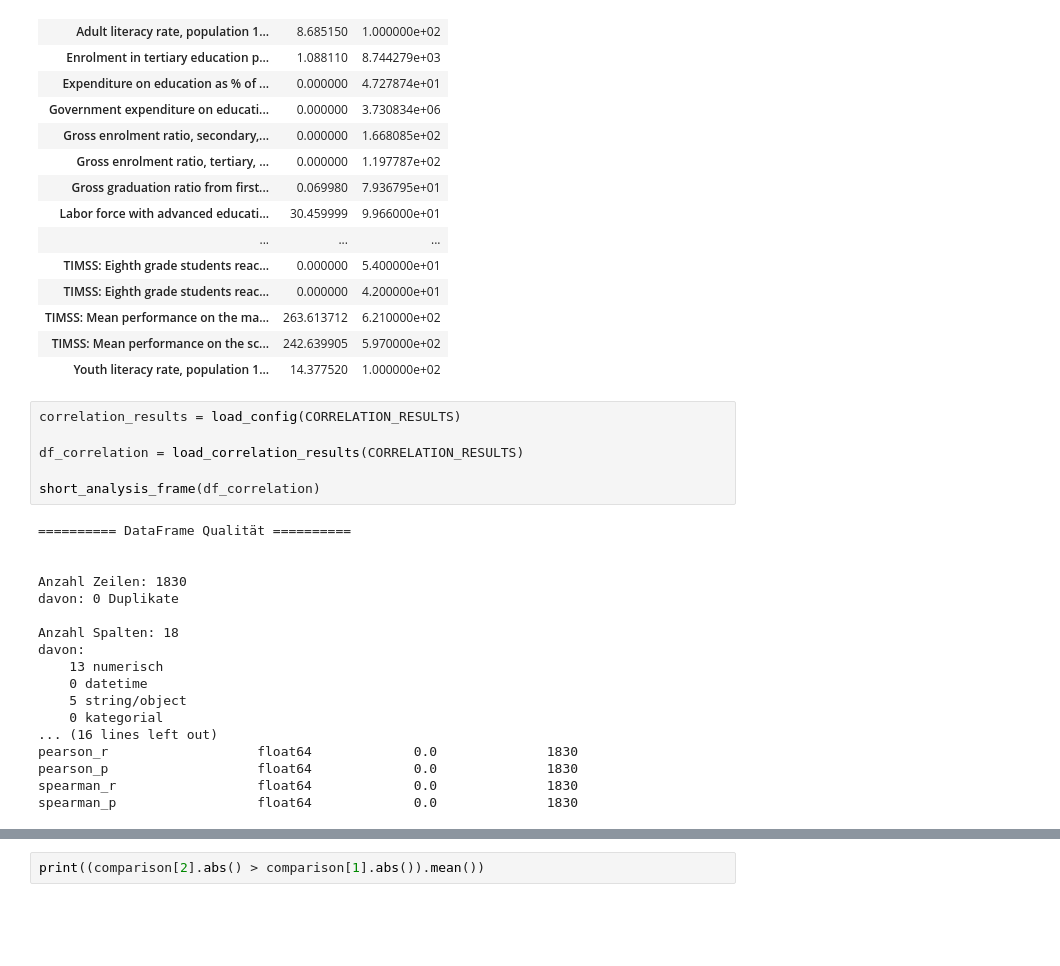
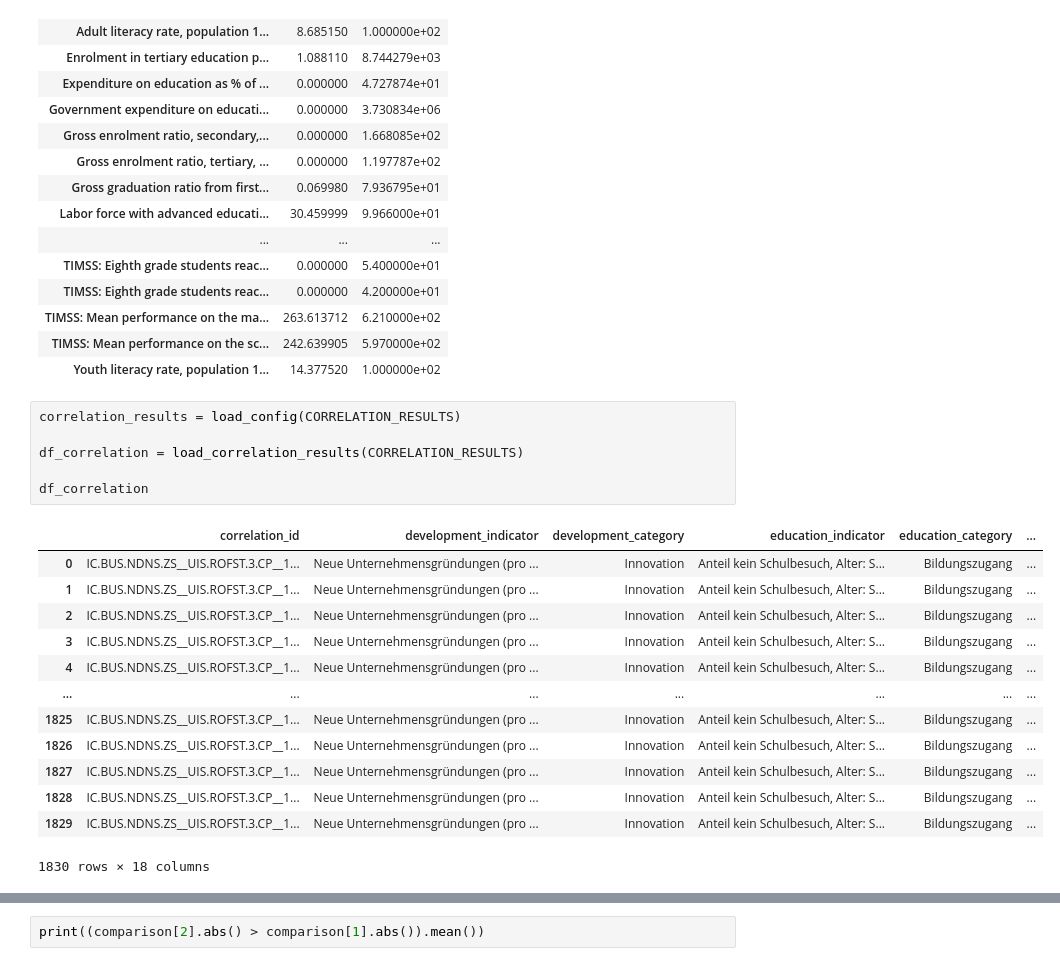
Before and after one commit to EckbertRadieschen/Analysis-App---Bildung-Entwicklung-international-, a Jupyter notebook: notebooks/abschlussprojekt.ipynb, the cells around one changed output, grey strips where cells are left out. Drawn from its saved outputs; the diff is of its cells as text; blank space fills up the shorter version.

```diff
--- a/notebooks/abschlussprojekt.ipynb
+++ b/notebooks/abschlussprojekt.ipynb
@@ -603,27 +582,23 @@ df_edu.groupby("indicator_name").agg(
 # %%
 correlation_results = load_config(CORRELATION_RESULTS)
 
 df_correlation = load_correlation_results(CORRELATION_RESULTS)
 
-short_analysis_frame(df_correlation)
+df_correlation
 # %% [output]
+|  | correlation_id | development_indicator | development_category | education_indicator | education_category | ... |
+| 0 | IC.BUS.NDNS.ZS__UIS.ROFST.3.CP__1... | Neue Unternehmensgründungen (pro ... | Innovation | Anteil kein Schulbesuch, Alter: S... | Bildungszugang | ... |
+| 1 | IC.BUS.NDNS.ZS__UIS.ROFST.3.CP__1... | Neue Unternehmensgründungen (pro ... | Innovation | Anteil kein Schulbesuch, Alter: S... | Bildungszugang | ... |
+| 2 | IC.BUS.NDNS.ZS__UIS.ROFST.3.CP__1... | Neue Unternehmensgründungen (pro ... | Innovation | Anteil kein Schulbesuch, Alter: S... | Bildungszugang | ... |
+| 3 | IC.BUS.NDNS.ZS__UIS.ROFST.3.CP__1... | Neue Unternehmensgründungen (pro ... | Innovation | Anteil kein Schulbesuch, Alter: S... | Bildungszugang | ... |
+| 4 | IC.BUS.NDNS.ZS__UIS.ROFST.3.CP__1... | Neue Unternehmensgründungen (pro ... | Innovation | Anteil kein Schulbesuch, Alter: S... | Bildungszugang | ... |
+| ... | ... | ... | ... | ... | ... | ... |
+| 1825 | IC.BUS.NDNS.ZS__UIS.ROFST.3.CP__1... | Neue Unternehmensgründungen (pro ... | Innovation | Anteil kein Schulbesuch, Alter: S... | Bildungszugang | ... |
+| 1826 | IC.BUS.NDNS.ZS__UIS.ROFST.3.CP__1... | Neue Unternehmensgründungen (pro ... | Innovation | Anteil kein Schulbesuch, Alter: S... | Bildungszugang | ... |
+| 1827 | IC.BUS.NDNS.ZS__UIS.ROFST.3.CP__1... | Neue Unternehmensgründungen (pro ... | Innovation | Anteil kein Schulbesuch, Alter: S... | Bildungszugang | ... |
+| 1828 | IC.BUS.NDNS.ZS__UIS.ROFST.3.CP__1... | Neue Unternehmensgründungen (pro ... | Innovation | Anteil kein Schulbesuch, Alter: S... | Bildungszugang | ... |
+| 1829 | IC.BUS.NDNS.ZS__UIS.ROFST.3.CP__1... | Neue Unternehmensgründungen (pro ... | Innovation | Anteil kein Schulbesuch, Alter: S... | Bildungszugang | ... |
-========== DataFrame Qualität ==========
-
-
-Anzahl Zeilen: 1830
-davon: 0 Duplikate
-
-Anzahl Spalten: 18
-davon:
-    13 numerisch
-    0 datetime
-    5 string/object
-    0 kategorial
-... (16 lines left out)
-pearson_r                   float64             0.0              1830
-pearson_p                   float64             0.0              1830
-spearman_r                  float64             0.0              1830
-spearman_p                  float64             0.0              1830
+1830 rows × 18 columns
 # %%
 print(df_correlation.groupby("lag_factor")["pearson_r"].describe())
 # %% [output]
```
Also changed, not shown: parts of 6 cells of this notebook, 17 other files.
